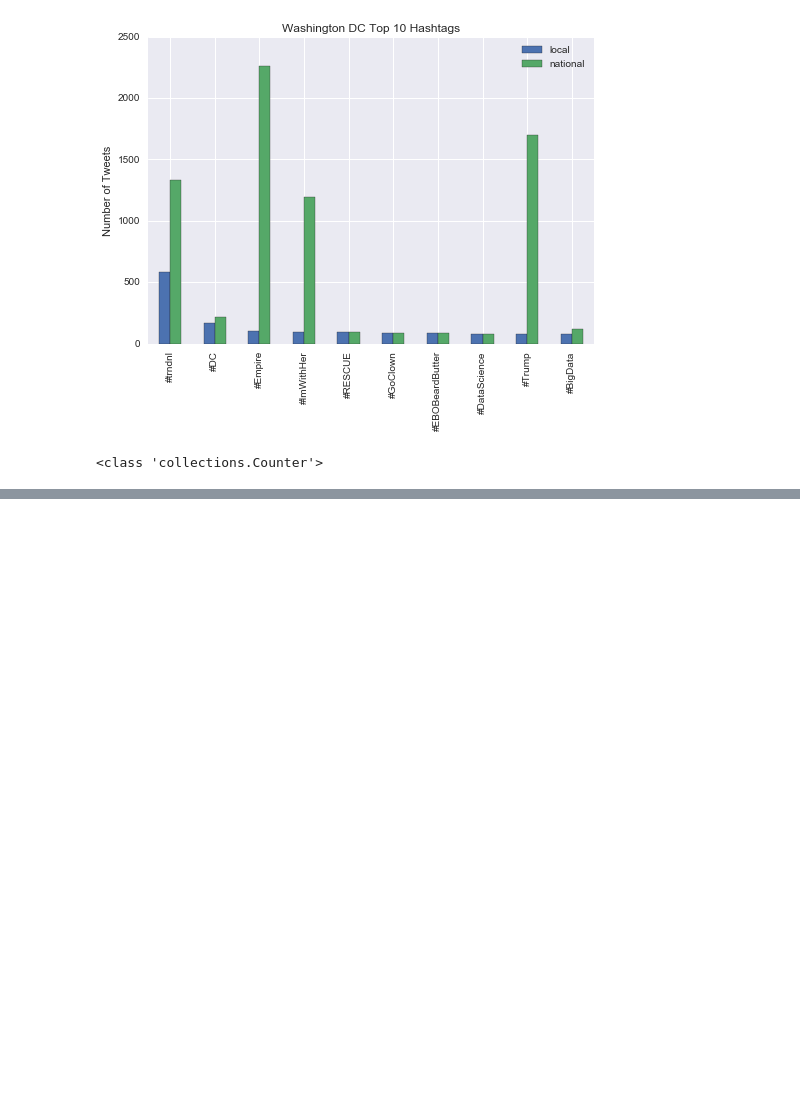
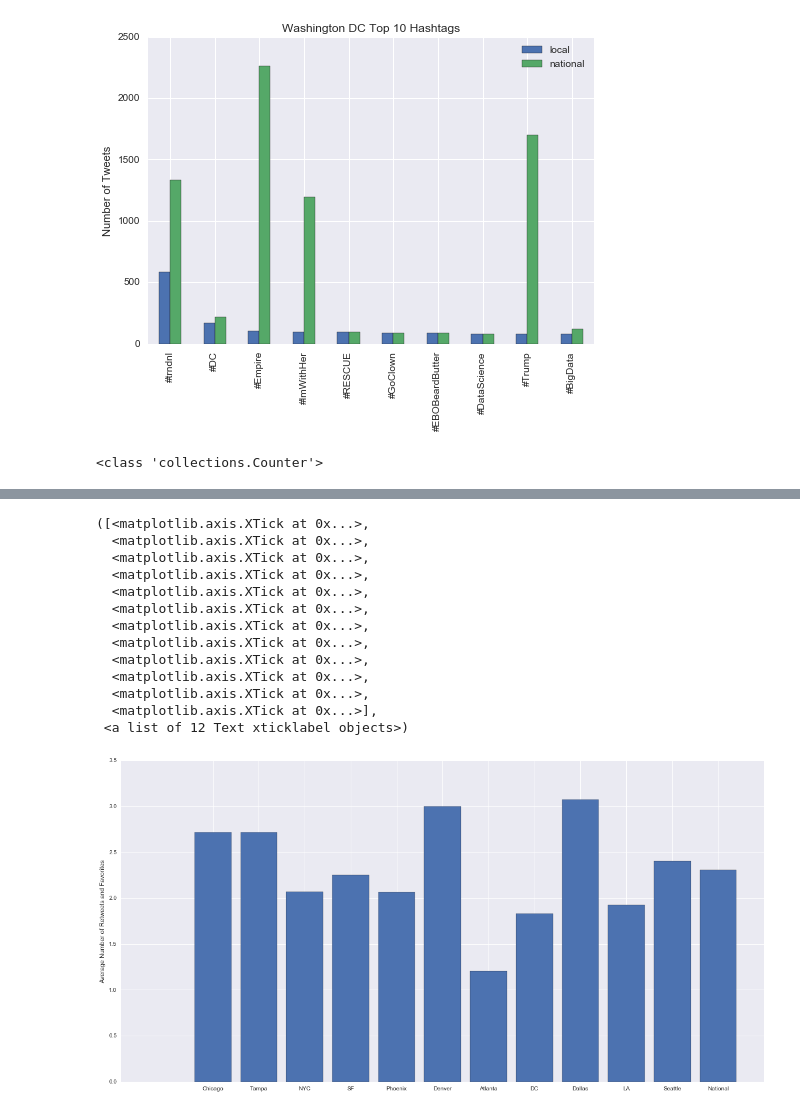
Before and after one commit to calvinytong/english2_twitter_analysis, a Jupyter notebook: Analysis.ipynb, the cells around one changed output, grey strips where cells are left out. Saved outputs shown, nothing was run; the diff lists cells and outputs as text; code cells hidden in the pictures; blank space fills up the shorter version.

```diff
--- a/Analysis.ipynb
+++ b/Analysis.ipynb
@@ -657,0 +742,33 @@ twitter = Twython(keys[0], keys[1],
+# %%
+#[average retweet rates,sentiment score, anger score]
+Chicago = [2.7142857142857144, 0.0672747]
+Tampa = [2.7142857142857144, -0.107008]
+NYC = [2.0714285714285716, 0.0666163]
+SF = [2.25, -0.351972]
+Phoenix = [2.0625,0.000326956]
+Denver = [3.0,-0.562185]
+Atlanta = [1.2,0.0837211]
+DC = [1.8333333333333333,-0.0416102]
+Dallas = [3.0714285714285716,0.0199777]
+LA = [1.9230769230769231,0.0681025]
+sea = [2.4,-0.164262] #no positive tweets
+national = [2.3076923076923075,0.128462]
+
+locations = ["Chicago", "Tampa", "NYC", "SF", "Phoenix", "Denver", "Atlanta", "DC", "Dallas", "LA", "Seattle", "National"]
+
+retweet_fav = [2.7142857142857144,2.7142857142857144,2.0714285714285716,
+               2.25,2.0625,3.0,1.2,1.8333333333333333,3.0714285714285716,
+               1.9230769230769231,2.4,2.3076923076923075]
+sentiment_score = [0.0672747,-0.107008,0.0666163,-0.351972,0.000326956,
+                   -0.562185,0.0837211,-0.0416102,0.0199777,0.0681025,
+                  -0.164262,0.128462]
+primary_rates = [0.47,0.464,0.418,0.41,0.462,0.36,0.266,0.13,0.248,0,0,0.418]
+
+print(len(retweet_fav),len(sentiment_score),len(primary_rates))
+data = {'locations': locations,
+        'retweet' : retweet_fav,
+        'sentiment':sentiment_score,
+        'primary':primary_rates}
+
+df = pd.DataFrame(data, columns=['locations', 'retweet', 'sentiment','primary'])
+print(df)
@@ -657,0 +790,20 @@ twitter = Twython(keys[0], keys[1],
+# %%
+plt.figure(figsize=(20,10))
+plt.bar(range(12), df.retweet, align='center')
+plt.ylabel("Average Number of Retweets and Favorites")
+plt.xticks(range(12), df.locations)
+# %% [output]
+([<matplotlib.axis.XTick at 0x...>,
+  <matplotlib.axis.XTick at 0x...>,
+  <matplotlib.axis.XTick at 0x...>,
+  <matplotlib.axis.XTick at 0x...>,
+  <matplotlib.axis.XTick at 0x...>,
+  <matplotlib.axis.XTick at 0x...>,
+  <matplotlib.axis.XTick at 0x...>,
+  <matplotlib.axis.XTick at 0x...>,
+  <matplotlib.axis.XTick at 0x...>,
+  <matplotlib.axis.XTick at 0x...>,
+  <matplotlib.axis.XTick at 0x...>,
+  <matplotlib.axis.XTick at 0x...>],
+ <a list of 12 Text xticklabel objects>)
+[figure, added]
```
Also changed, not shown: parts of 25 cells of this notebook, 3 other files.
